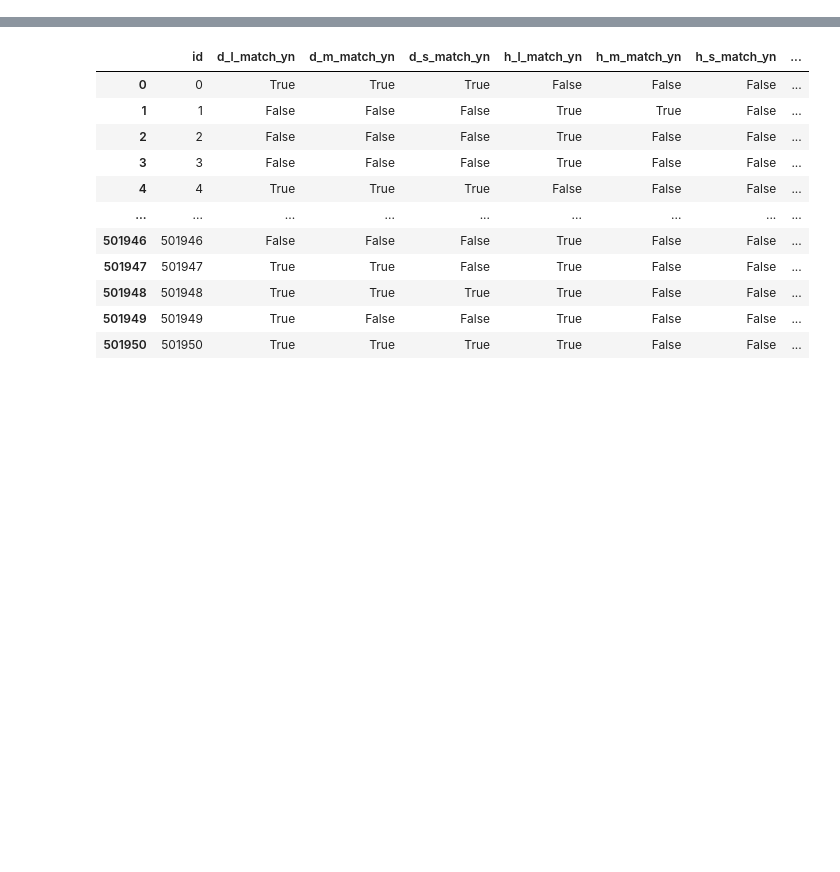
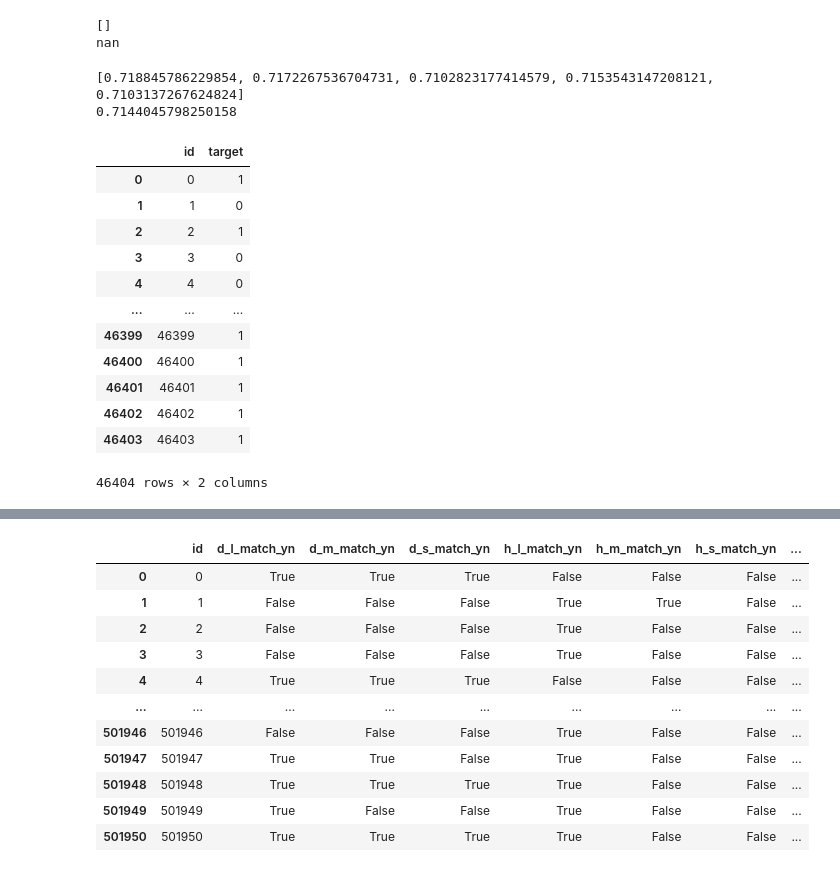
Before and after one commit to citizenofathens/JobCare, a Jupyter notebook: EDA2.ipynb, the cells around one changed output, grey strips where cells are left out. Drawn from its saved outputs; the diff is of its cells as text; code cells hidden in the pictures; blank space fills up the shorter version.

```diff
--- a/EDA2.ipynb
+++ b/EDA2.ipynb
@@ -144,0 +295,8 @@ def get_meta_data(train_data):
+# %%
+SEED=42
+isholdout = False
+n_splits = 5
+iterations = 3000
+patience = 50
+
+cv = KFold(n_splits=n_splits, shuffle=True , random_state=SEED)
@@ -144,0 +344,48 @@ def get_meta_data(train_data):
+# %%
+#https://soobarkbar.tistory.com/34 catboost explain
+#cat boost work 현재 트리 이전에 사용된 모든 범주형 feature를 조합한다 그리고 연결한다
+# 작은 데이터셋에서 ORDERED 모드가 유용 데이터 특질 이해하기
+print(scores)
+print(np.mean(scores))
+threshold=0.4
+# %% [output]
+[]
+nan
+# %%
+from sklearn.metrics import f1_score
+pred_list =[]
+scores=[]
+
+for i , (tri, vai) in enumerate(cv.split(x_train)):
+    pred = models[i].predict_proba(x_train.iloc[vai])[:,1]
+    pred = np.where(pred >= threshold , 1, 0)
+    score = f1_score(y_train[vai], pred)
+    scores.append(score)
+    pred = models[i].predict_proba(x_test)[:,1]
+    pred_list.append(pred)
+print(scores)
+print(np.mean(scores))
+# %% [output]
+[0.718845786229854, 0.7172267536704731, 0.7102823177414579, 0.7153543147208121, 0.7103137267624824]
+0.7144045798250158
+# %%
+pred = np.mean(pred_list, axis=0)
+pred = np.where(pred >= threshold, 1,0)
+# %%
+sample_submission = pd.read_csv(f"{DATA_PATH}sample_submission.csv")
+sample_submission['target'] = pred
+sample_submission
+# %% [output]
+|  | id | target |
+| 0 | 0 | 1 |
+| 1 | 1 | 0 |
+| 2 | 2 | 1 |
+| 3 | 3 | 0 |
+| 4 | 4 | 0 |
+| ... | ... | ... |
+| 46399 | 46399 | 1 |
+| 46400 | 46400 | 1 |
+| 46401 | 46401 | 1 |
+| 46402 | 46402 | 1 |
+| 46403 | 46403 | 1 |
+46404 rows × 2 columns
```
Also changed, not shown: parts of 51 cells of this notebook, 1 other file.
